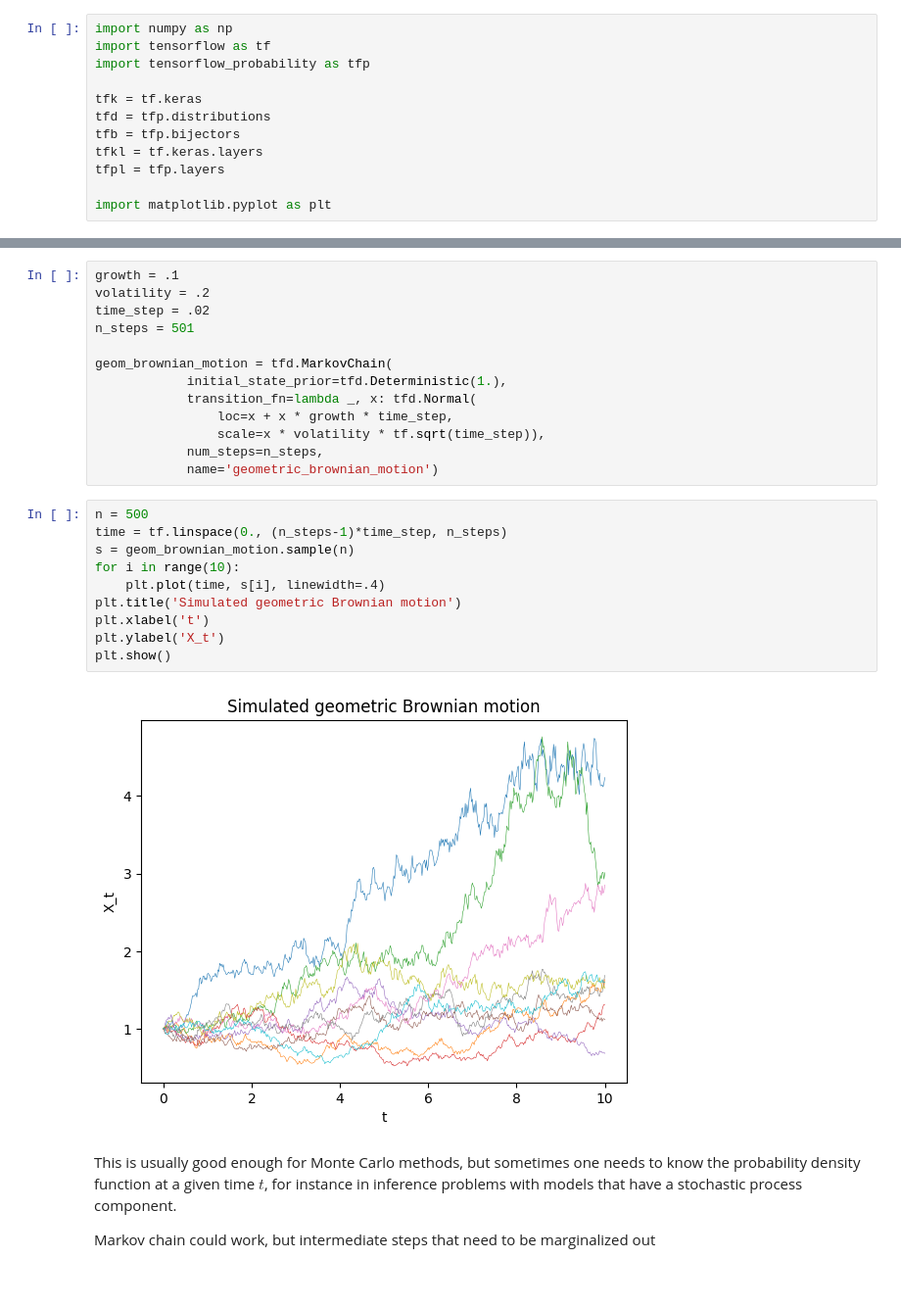
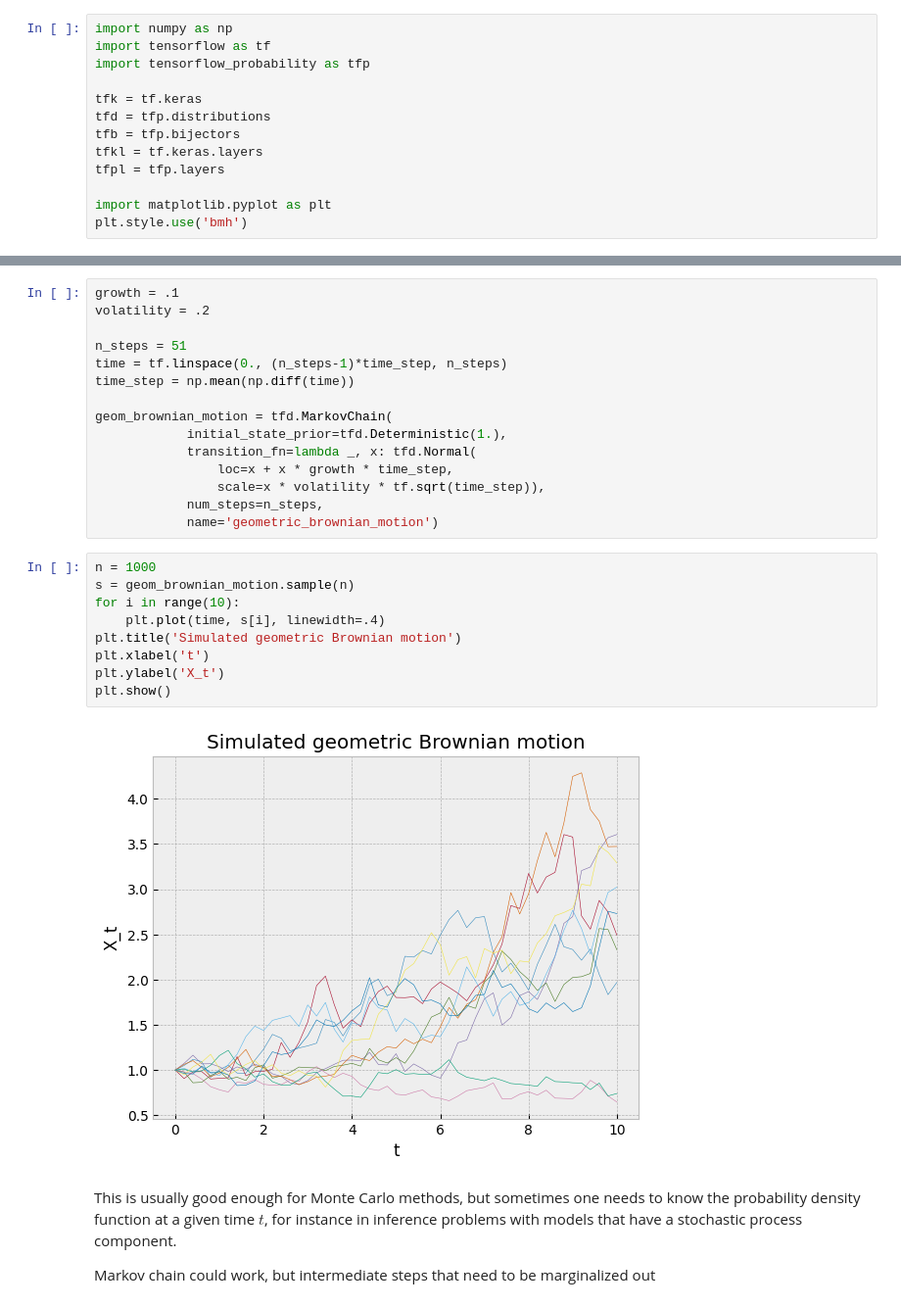
Before and after one commit to ybarmaz/blog, a Jupyter notebook: posts/2023-11-12-Masked-autoregressive-flows-for-stochastic-processes.ipynb, the cells around one changed output, grey strips where cells are left out. Shown at 98% size. Cells and saved outputs as stored; diff of their text form.

```diff
--- a/posts/2023-11-12-Masked-autoregressive-flows-for-stochastic-processes.ipynb
+++ b/posts/2023-11-12-Masked-autoregressive-flows-for-stochastic-processes.ipynb
@@ -10,6 +10,7 @@ tfkl = tf.keras.layers
 tfpl = tfp.layers
 
 import matplotlib.pyplot as plt
+plt.style.use('bmh')
 # %% [markdown]
 How to build and calibrate models of stochastic processes arising from SDEs with Keras
 
@@ -30,8 +31,10 @@ In TensorFlow Probability, this is conveniently implemented as a `tfd.MarkovChai
 # %%
 growth = .1
 volatility = .2
-time_step = .02
-n_steps = 501
+
+n_steps = 51
+time = tf.linspace(0., (n_steps-1)*time_step, n_steps)
+time_step = np.mean(np.diff(time))
 
 geom_brownian_motion = tfd.MarkovChain(
             initial_state_prior=tfd.Deterministic(1.),
@@ -41,17 +44,16 @@ geom_brownian_motion = tfd.MarkovChain(
             num_steps=n_steps,
             name='geometric_brownian_motion')
 # %%
-n = 500
-time = tf.linspace(0., (n_steps-1)*time_step, n_steps)
+n = 1000
 s = geom_brownian_motion.sample(n)
 for i in range(10):
     plt.plot(time, s[i], linewidth=.4)
 plt.title('Simulated geometric Brownian motion')
 plt.xlabel('t')
 plt.ylabel('X_t')
 plt.show()
 # %% [output]
-[figure, old version]
+[figure, new version]
 # %% [markdown]
 This is usually good enough for Monte Carlo methods, but sometimes one needs to know the probability density function at a given time $t$, for instance in inference problems with models that have a stochastic process component.
 
```
Also changed, not shown: parts of 13 cells of this notebook.
